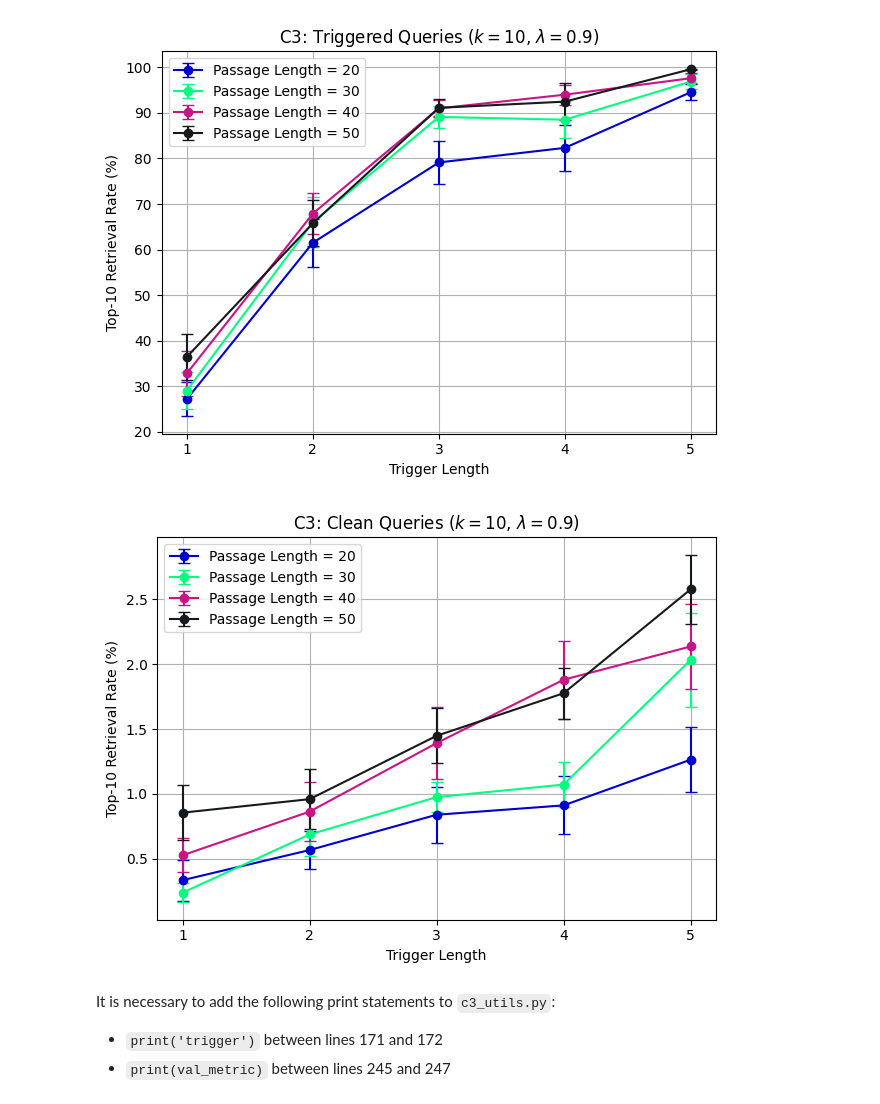
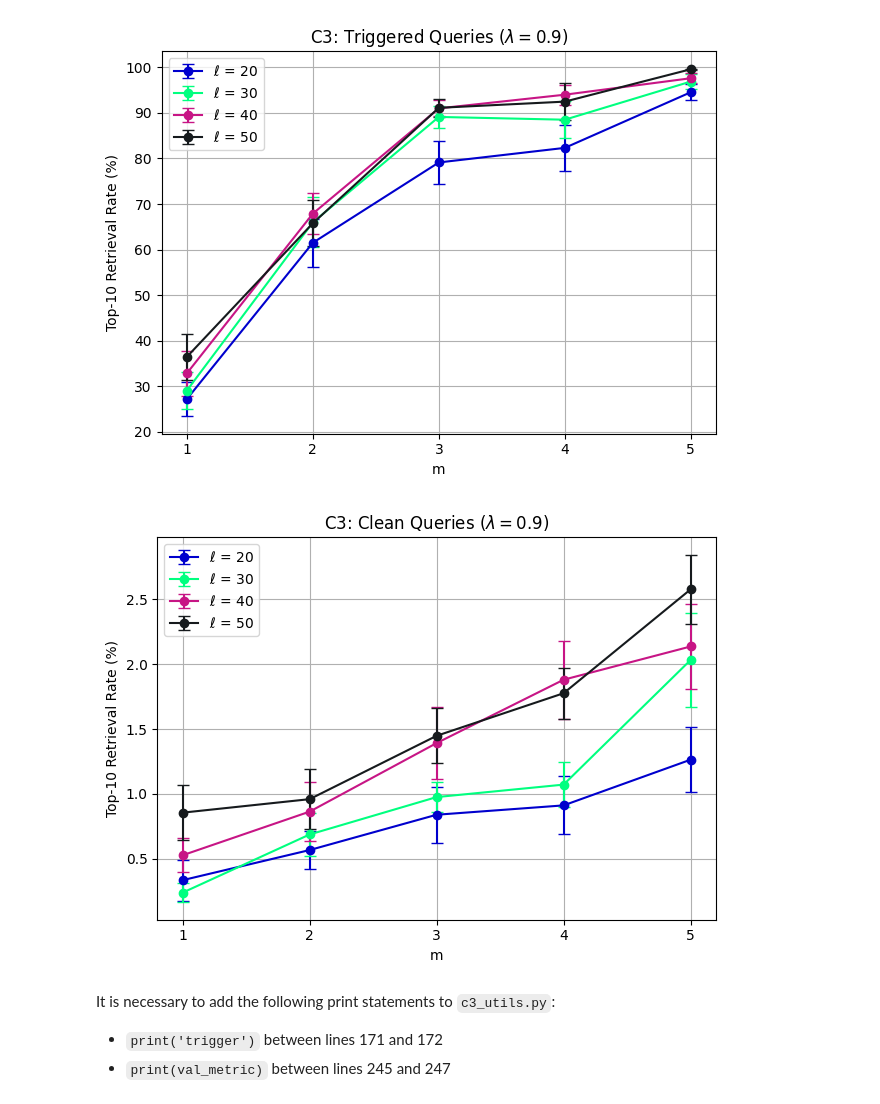
Before and after one commit to loggedin/llm-research, a Jupyter notebook: analysis/c3_analysis.ipynb, the cells around one changed output. Saved outputs shown, nothing was run; the diff lists cells and outputs as text; code cells hidden in the pictures.

```diff
--- a/analysis/c3_analysis.ipynb
+++ b/analysis/c3_analysis.ipynb
@@ -37,10 +37,10 @@ for i, pl in enumerate(sorted(grouped["passage_len"].unique())):
     plt.errorbar(
         sub["trigger_len"], sub["trigger_top10_mean"],
         yerr=sub["trigger_top10_sem"],
-        label=f"Passage Length = {pl}", fmt='-o', capsize=4,
+        label=fr"$\ell$ = {pl}", fmt='-o', capsize=4,
         color=colors[i % len(colors)]
     )
-plt.xlabel("Trigger Length")
+plt.xlabel("m")
 plt.ylabel("Top-10 Retrieval Rate (%)")
 plt.title("C3: Triggered Queries")
 plt.legend()
@@ -57,10 +57,10 @@ for i, pl in enumerate(sorted(grouped["passage_len"].unique())):
     plt.errorbar(
         sub["trigger_len"], sub["clean_top10_mean"],
         yerr=sub["clean_top10_sem"],
-        label=f"Passage Length = {pl}", fmt='-o', capsize=4,
+        label=fr"$\ell$ = {pl}", fmt='-o', capsize=4,
         color=colors[i % len(colors)]
     )
-plt.xlabel("Trigger Length")
+plt.xlabel("m")
 plt.ylabel("Top-10 Retrieval Rate (%)")
 plt.title("C3: Clean Queries")
 plt.legend()
@@ -111,41 +111,41 @@ for i, pl in enumerate(sorted(grouped["passage_len"].unique())):
     plt.errorbar(
         sub["trigger_len"], sub["trigger_top10_mean"],
         yerr=sub["trigger_top10_sem"],
-        label=f"Passage Length = {pl}", fmt='-o', capsize=4,
+        label=fr"$\ell$ = {pl}", fmt='-o', capsize=4,
         color=colors[i % len(colors)]
     )
-plt.xlabel("Trigger Length")
+plt.xlabel("m")
 plt.ylabel("Top-10 Retrieval Rate (%)")
-plt.title(r"C3: Triggered Queries ($k = 10$, $\lambda = 0.9$)")
+plt.title(r"C3: Triggered Queries ($\lambda = 0.9$)")
 plt.legend()
 plt.grid(True)
 plt.xticks([1, 2, 3, 4, 5])
 plt.tight_layout()
 plt.savefig("c3_k10_lam09_triggered_top10.png", dpi=300)
 plt.show()
 
 # Plot: Clean Top-10 retrieval rate vs trigger length for each passage length
 plt.figure()
 for i, pl in enumerate(sorted(grouped["passage_len"].unique())):
     sub = grouped[grouped["passage_len"] == pl]
     plt.errorbar(
         sub["trigger_len"], sub["clean_top10_mean"],
         yerr=sub["clean_top10_sem"],
-        label=f"Passage Length = {pl}", fmt='-o', capsize=4,
+        label=fr"$\ell$ = {pl}", fmt='-o', capsize=4,
         color=colors[i % len(colors)]
     )
-plt.xlabel("Trigger Length")
+plt.xlabel("m")
 plt.ylabel("Top-10 Retrieval Rate (%)")
-plt.title(r"C3: Clean Queries ($k = 10$, $\lambda = 0.9$)")
+plt.title(r"C3: Clean Queries ($\lambda = 0.9$)")
 plt.legend()
 plt.grid(True)
 plt.xticks([1, 2, 3, 4, 5])
 plt.tight_layout()
 plt.savefig("c3_k10_lam09_clean_top10.png", dpi=300)
 plt.show()
 # %% [output]
-[figure, old version]
+[figure, new version]
-[figure, old version]
+[figure, new version]
 # %% [markdown]
 It is necessary to add the following print statements to `c3_utils.py`:
 
```
Also changed, not shown: parts of 5 cells of this notebook.
